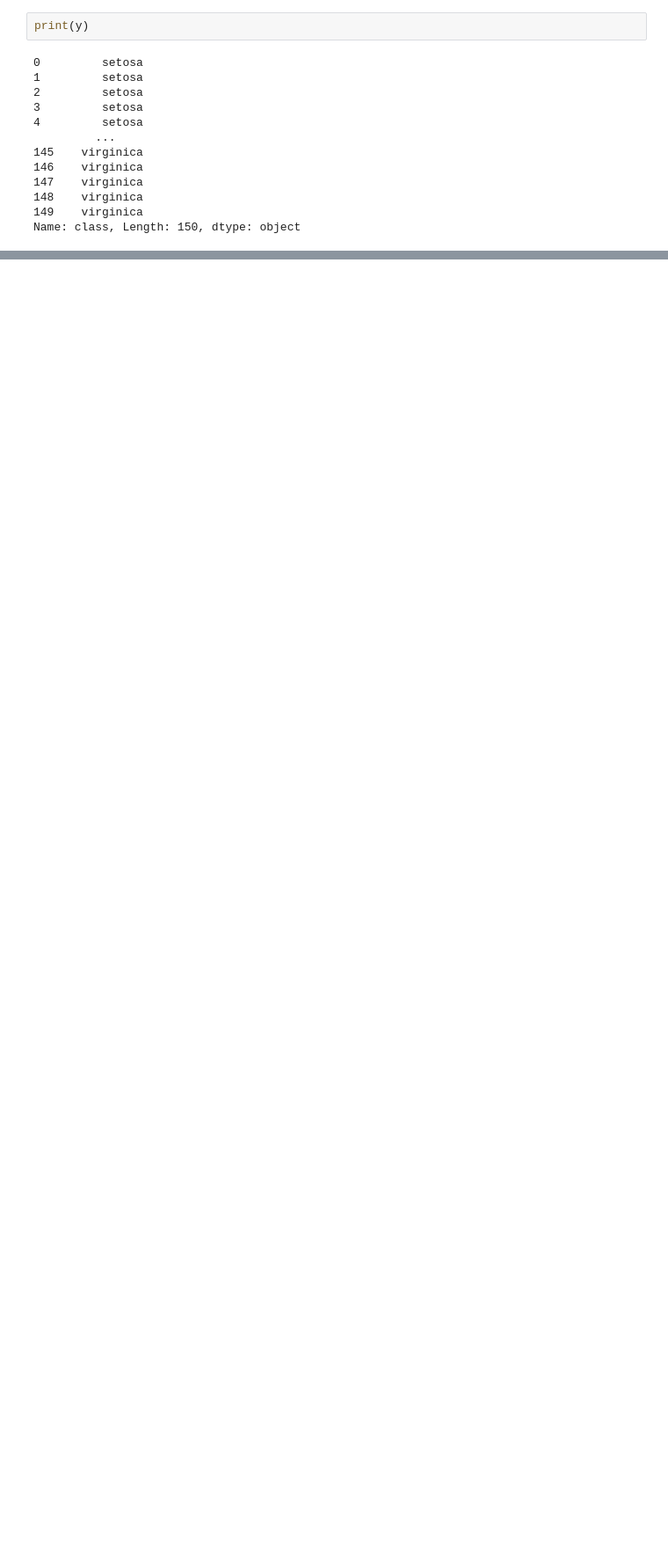
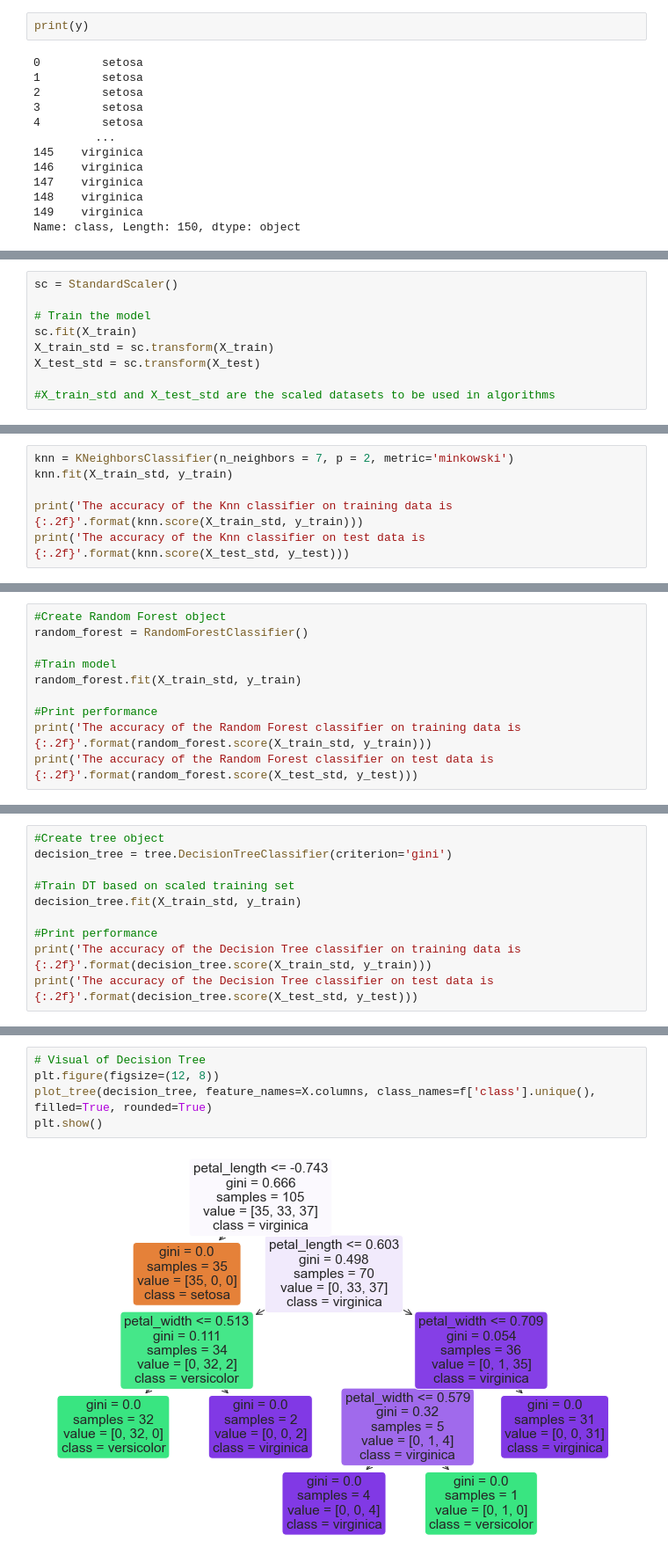
Before and after one commit to JTohall/Machine_Learning_and_Statistics, a Jupyter notebook: Project.ipynb, the cells around one changed output, grey strips where cells are left out. Shown at 88% size. Drawn from its saved outputs; the diff is of its cells as text; blank space fills up the shorter version.

```diff
--- a/Project.ipynb
+++ b/Project.ipynb
@@ -596,3 +621,12 @@ y_pred=clf.predict(X_test)
+# %%
+sc = StandardScaler()
+
+# Train the model
+sc.fit(X_train)
+X_train_std = sc.transform(X_train)
+X_test_std = sc.transform(X_test)
+
+#X_train_std and X_test_std are the scaled datasets to be used in algorithms
 # %% [markdown]
 <br/>
 
@@ -603,0 +634,6 @@ y_pred=clf.predict(X_test)
+# %%
+knn = KNeighborsClassifier(n_neighbors = 7, p = 2, metric='minkowski')
+knn.fit(X_train_std, y_train)
+
+print('The accuracy of the Knn classifier on training data is {:.2f}'.format(knn.score(X_train_std, y_train)))
+print('The accuracy of the Knn classifier on test data is {:.2f}'.format(knn.score(X_test_std, y_test)))
@@ -603,0 +683,10 @@ y_pred=clf.predict(X_test)
+# %%
+#Create Random Forest object
+random_forest = RandomForestClassifier()
+
+#Train model
+random_forest.fit(X_train_std, y_train)
+
+#Print performance
+print('The accuracy of the Random Forest classifier on training data is {:.2f}'.format(random_forest.score(X_train_std, y_train)))
+print('The accuracy of the Random Forest classifier on test data is {:.2f}'.format(random_forest.score(X_test_std, y_test)))
@@ -603,0 +734,10 @@ y_pred=clf.predict(X_test)
+# %%
+#Create tree object
+decision_tree = tree.DecisionTreeClassifier(criterion='gini')
+
+#Train DT based on scaled training set
+decision_tree.fit(X_train_std, y_train)
+
+#Print performance
+print('The accuracy of the Decision Tree classifier on training data is {:.2f}'.format(decision_tree.score(X_train_std, y_train)))
+print('The accuracy of the Decision Tree classifier on test data is {:.2f}'.format(decision_tree.score(X_test_std, y_test)))
@@ -603,0 +747,7 @@ y_pred=clf.predict(X_test)
+# %%
+# Visual of Decision Tree
+plt.figure(figsize=(12, 8))
+plot_tree(decision_tree, feature_names=X.columns, class_names=f['class'].unique(), filled=True, rounded=True)
+plt.show()
+# %% [output]
+[figure, added]
```
Also changed, not shown: parts of 37 cells of this notebook.
